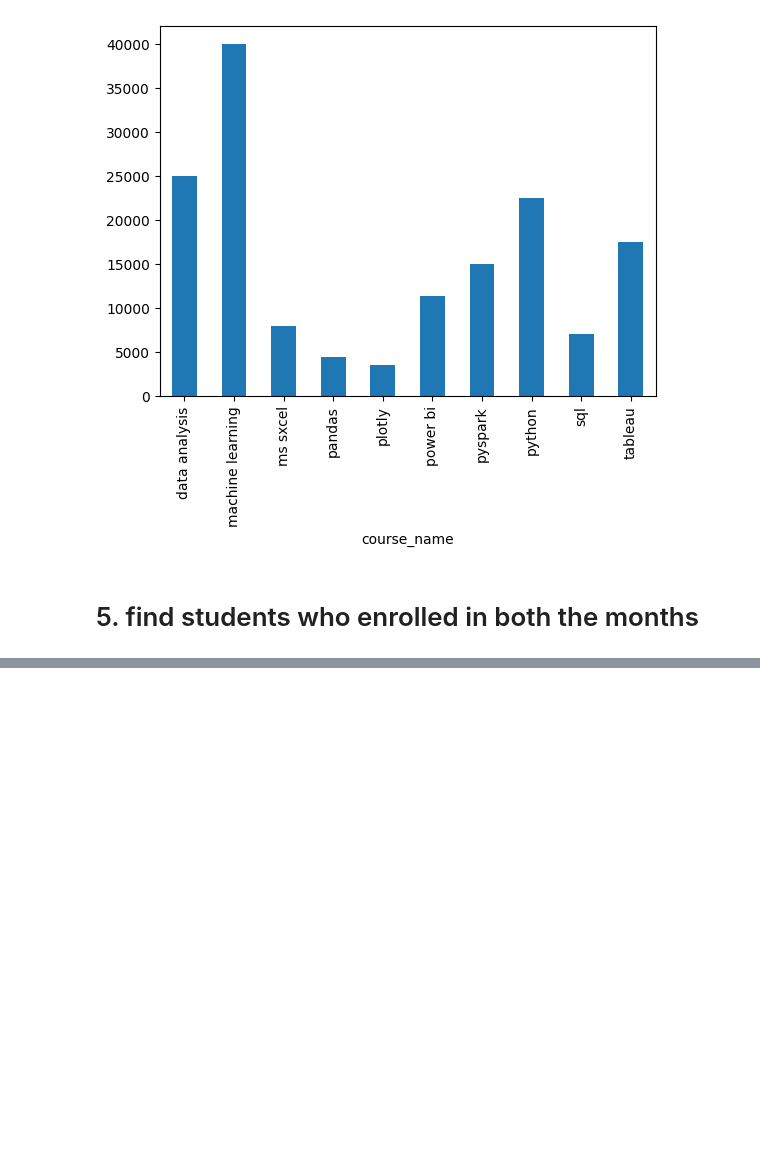
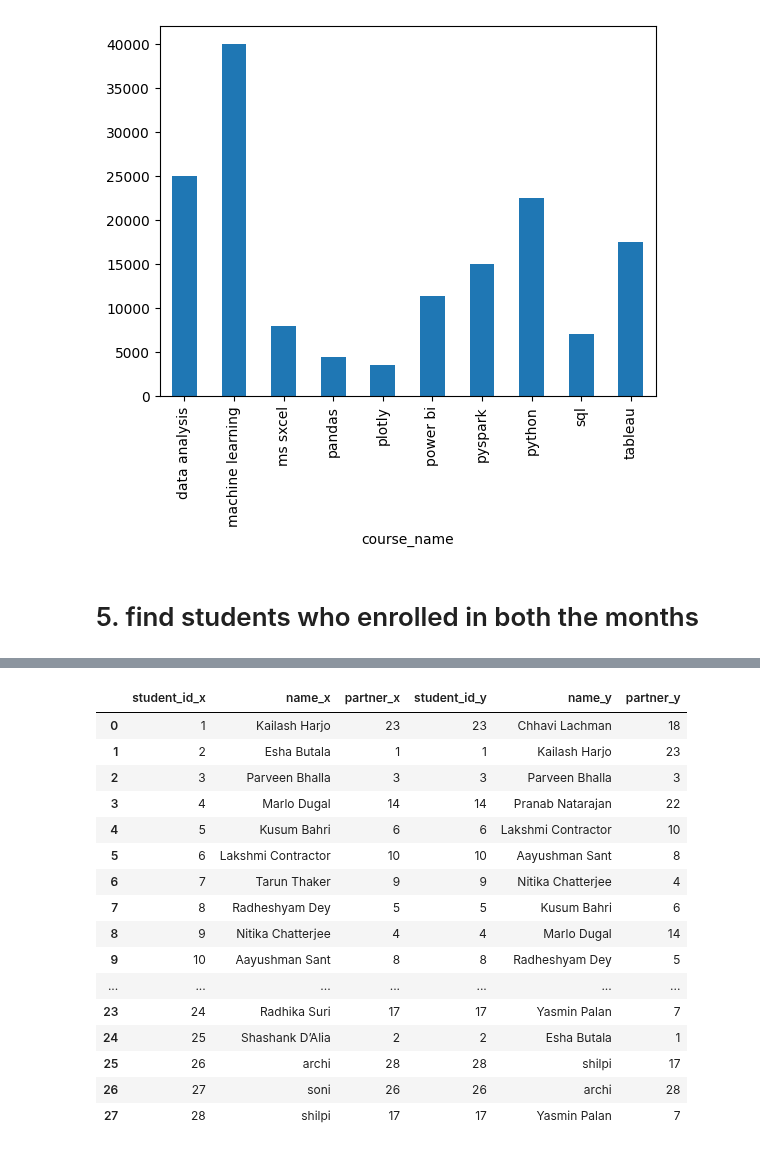
Before and after one commit to gudiya-archi/python-Data-Science, a Jupyter notebook: Python_Pandas_Merging_Joining_Concatenating00.ipynb, the cells around one changed output, grey strips where cells are left out. Cells and saved outputs as stored; diff of their text form; code cells hidden in the pictures; blank space fills up the shorter version.

```diff
--- a/Python_Pandas_Merging_Joining_Concatenating00.ipynb
+++ b/Python_Pandas_Merging_Joining_Concatenating00.ipynb
@@ -1055,0 +1293,20 @@ regs.sort_values('course_id').merge(courses,how='inner',on='course_id').groupby(
+# %%
+students.merge(students,how='inner',left_on='partner',right_on='student_id')
+# %% [output]
+|  | student_id_x | name_x | partner_x | student_id_y | name_y | partner_y |
+| 0 | 1 | Kailash Harjo | 23 | 23 | Chhavi Lachman | 18 |
+| 1 | 2 | Esha Butala | 1 | 1 | Kailash Harjo | 23 |
+| 2 | 3 | Parveen Bhalla | 3 | 3 | Parveen Bhalla | 3 |
+| 3 | 4 | Marlo Dugal | 14 | 14 | Pranab Natarajan | 22 |
+| 4 | 5 | Kusum Bahri | 6 | 6 | Lakshmi Contractor | 10 |
+| 5 | 6 | Lakshmi Contractor | 10 | 10 | Aayushman Sant | 8 |
+| 6 | 7 | Tarun Thaker | 9 | 9 | Nitika Chatterjee | 4 |
+| 7 | 8 | Radheshyam Dey | 5 | 5 | Kusum Bahri | 6 |
+| 8 | 9 | Nitika Chatterjee | 4 | 4 | Marlo Dugal | 14 |
+| 9 | 10 | Aayushman Sant | 8 | 8 | Radheshyam Dey | 5 |
+| ... | ... | ... | ... | ... | ... | ... |
+| 23 | 24 | Radhika Suri | 17 | 17 | Yasmin Palan | 7 |
+| 24 | 25 | Shashank D’Alia | 2 | 2 | Esha Butala | 1 |
+| 25 | 26 | archi | 28 | 28 | shilpi | 17 |
+| 26 | 27 | soni | 26 | 26 | archi | 28 |
+| 27 | 28 | shilpi | 17 | 17 | Yasmin Palan | 7 |
```
Also changed, not shown: parts of 55 cells of this notebook.
